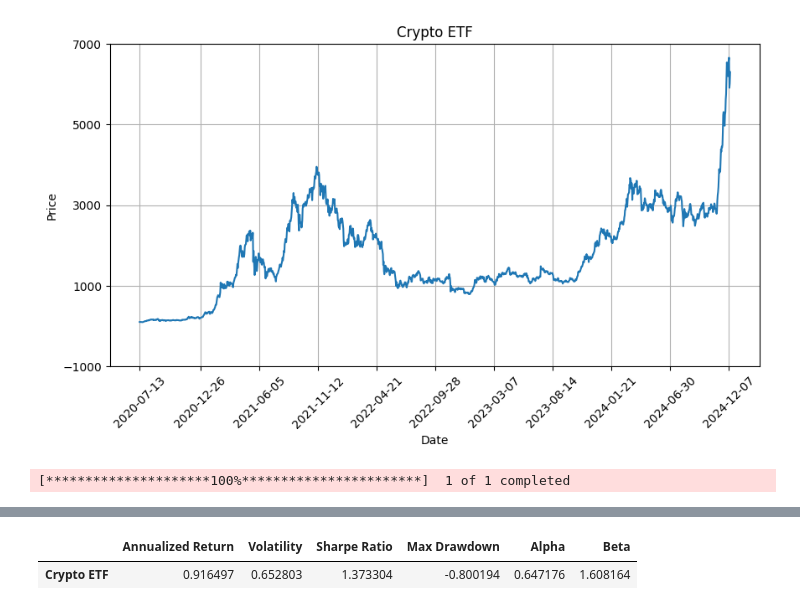
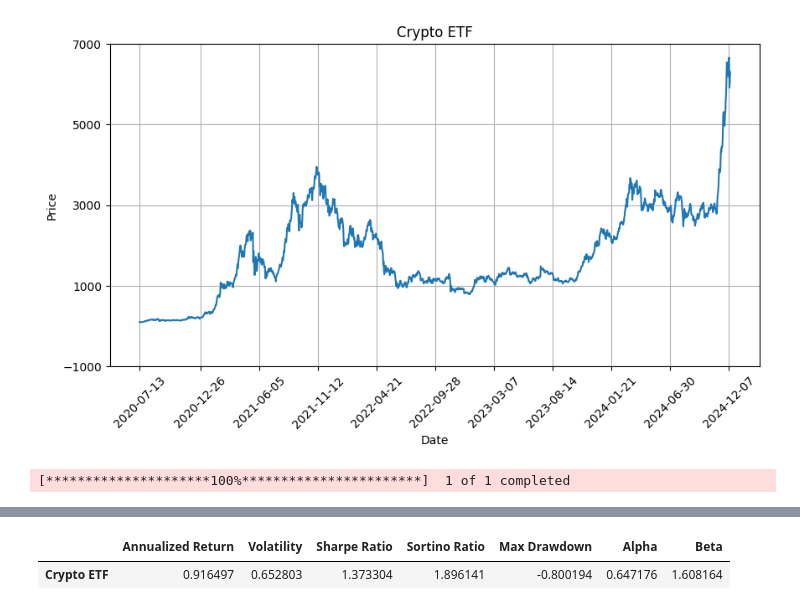
Before and after one commit to dradoncic/crypto_analysis, a Jupyter notebook: src/crypto_etf.ipynb, the cells around one changed output, grey strips where cells are left out. Saved outputs shown, nothing was run; the diff lists cells and outputs as text; code cells hidden in the pictures.

Commit message:
added sortino ratio

```diff
--- a/src/crypto_etf.ipynb
+++ b/src/crypto_etf.ipynb
@@ -121,5 +121,8 @@ cov_matrix = etf['Daily Return'].cov(benchmark['Daily Return'])
 beta = cov_matrix / benchmark['Daily Return'].var()
 
 alpha = annualized_return - (risk_free_rate + beta * (benchmark['Close'].pct_change().mean() * 252 - risk_free_rate))
+
+downside_risk = etf[etf['Daily Return'] < 0]["Daily Return"].std() * (252 ** .5)
+sortino_ratio = (annualized_return - risk_free_rate) / downside_risk
 # %% [output]
 [*********************100%***********************]  1 of 1 completed
@@ -126,15 +146,16 @@ alpha = annualized_return - (risk_free_rate + beta * (benchmark['Close'].pct_cha
 # %%
 summary = {
     "Annualized Return": annualized_return,
     "Volatility": volatility,
     "Sharpe Ratio": sharpe_ratio,
+    "Sortino Ratio": sortino_ratio,
     "Max Drawdown": max_drawdown,
     "Alpha": alpha.iloc[0],
     "Beta": beta
 }
 
 summary_df = pd.DataFrame(summary, index=["Crypto ETF"])
 summary_df
 # %% [output]
-|  | Annualized Return | Volatility | Sharpe Ratio | Max Drawdown | Alpha | Beta |
-| Crypto ETF | 0.916497 | 0.652803 | 1.373304 | -0.800194 | 0.647176 | 1.608164 |
+|  | Annualized Return | Volatility | Sharpe Ratio | Sortino Ratio | Max Drawdown | Alpha | Beta |
+| Crypto ETF | 0.916497 | 0.652803 | 1.373304 | 1.896141 | -0.800194 | 0.647176 | 1.608164 |
```
Also changed, not shown: parts of 1 cell of this notebook.
